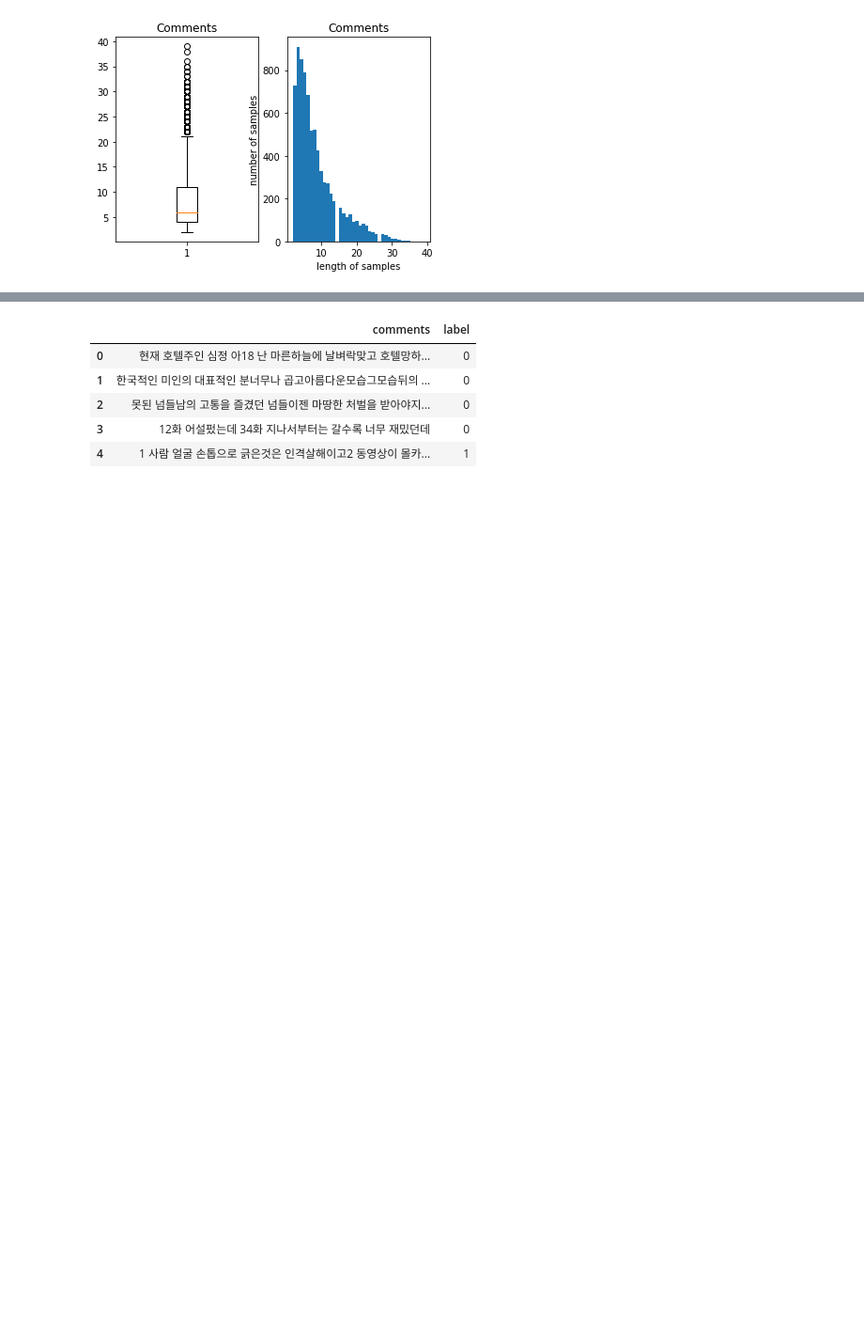
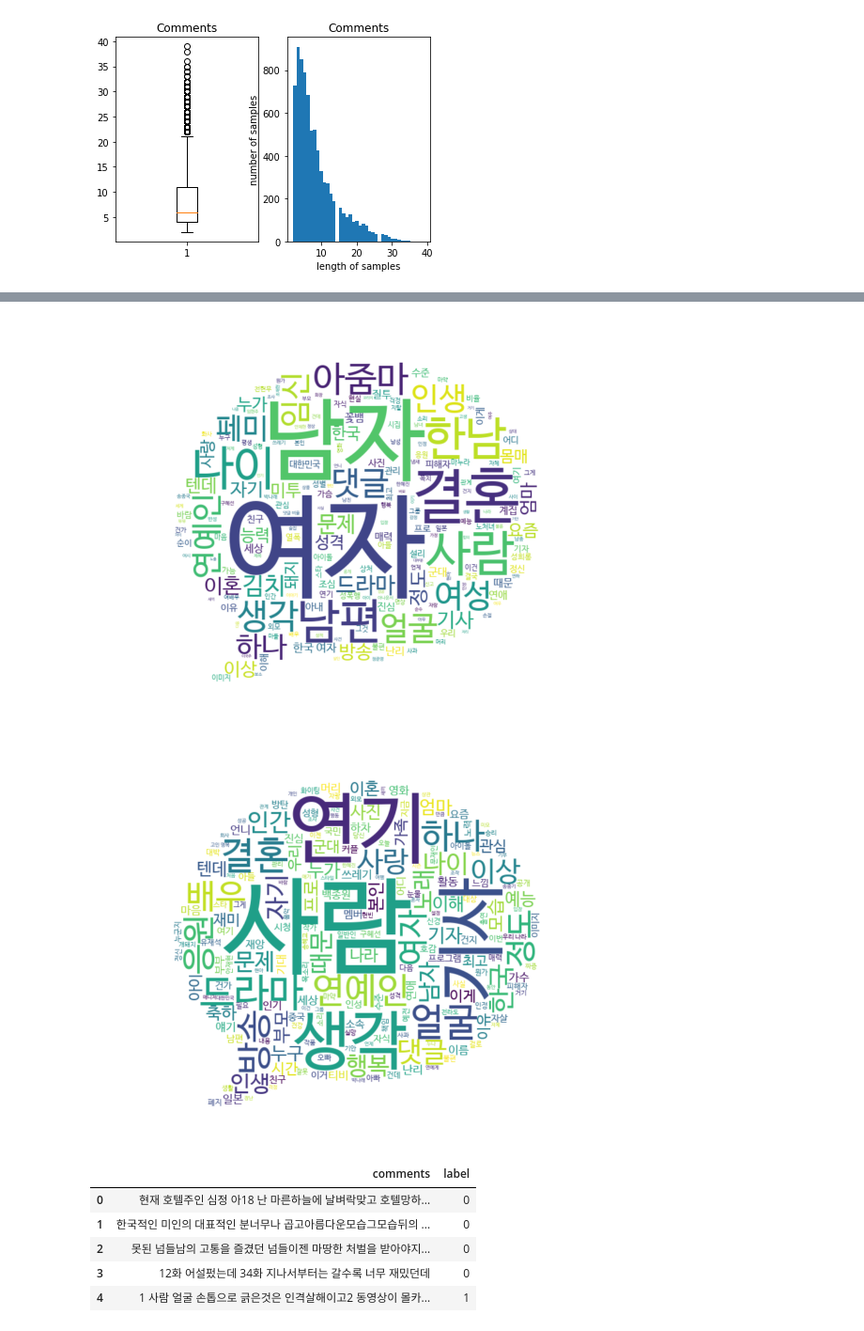
Before and after one commit to Donghae0230/malicious-comment-classification, a Jupyter notebook: project.ipynb, the cells around one changed output, grey strips where cells are left out. Shown at 94% size. Cells and saved outputs as stored; diff of their text form; code cells hidden in the pictures; blank space fills up the shorter version.

Commit message:
wordcloud 단어 시각화 추가

```diff
--- a/project.ipynb
+++ b/project.ipynb
@@ -139,0 +200,16 @@ from wordcloud import WordCloud, STOPWORDS
+# %%
+dataset_concat = pd.concat([dataset_train, dataset_dev], names=['comments', 'label'])
+assert len(dataset_train) + len(dataset_dev) == len(dataset_concat)
+# %%
+def getNouns(s):
+    if type(s) == str:
+        mecab = Mecab()
+        nouns_list = mecab.nouns(s)
+        nouns = ' '.join(nouns_list)
+        return nouns
+    else:
+        return str(s)
+dataset_concat['nouns'] = dataset_concat['comments'].apply(getNouns)
+# %%
+true_data = dataset_concat[dataset_concat['label'] == True]
+false_data = dataset_concat[dataset_concat['label'] == False]
@@ -140,3 +245,30 @@ from wordcloud import WordCloud, STOPWORDS
+# %%
+plt.rc('font', family='NanumBarunGothic')   # 한글 폰트 사용
+# %%
+hands_mask = np.array(Image.open('/content/drive/MyDrive/project4/speech-bubble.PNG'))
+
+wordcloud = WordCloud(font_path='NanumBarunGothic',
+                      mask=hands_mask,
+                      background_color='white')
+
+# true label에 대한 word cloud 생성
+wc_true = wordcloud.generate(' '.join(true_data['nouns']))
+
+plt.figure(figsize=(10, 10))
+plt.imshow(wc_true, cmap=plt.cm.gray, interpolation='bilinear')
+plt.axis("off")
+
+# false label에 대한 word cloud 생성
+wc_false = wordcloud.generate(' '.join(false_data['nouns']))
+
+plt.figure(figsize=(10, 10))
+plt.imshow(wc_false, cmap=plt.cm.gray, interpolation='bilinear')
+plt.axis("off")
+
+plt.show()
+# %% [output]
+[figure, added]
+[figure, added]
 # %%
 # 댓글 내 특수문자 제거
 import re
```
Also changed, not shown: parts of 19 cells of this notebook.
